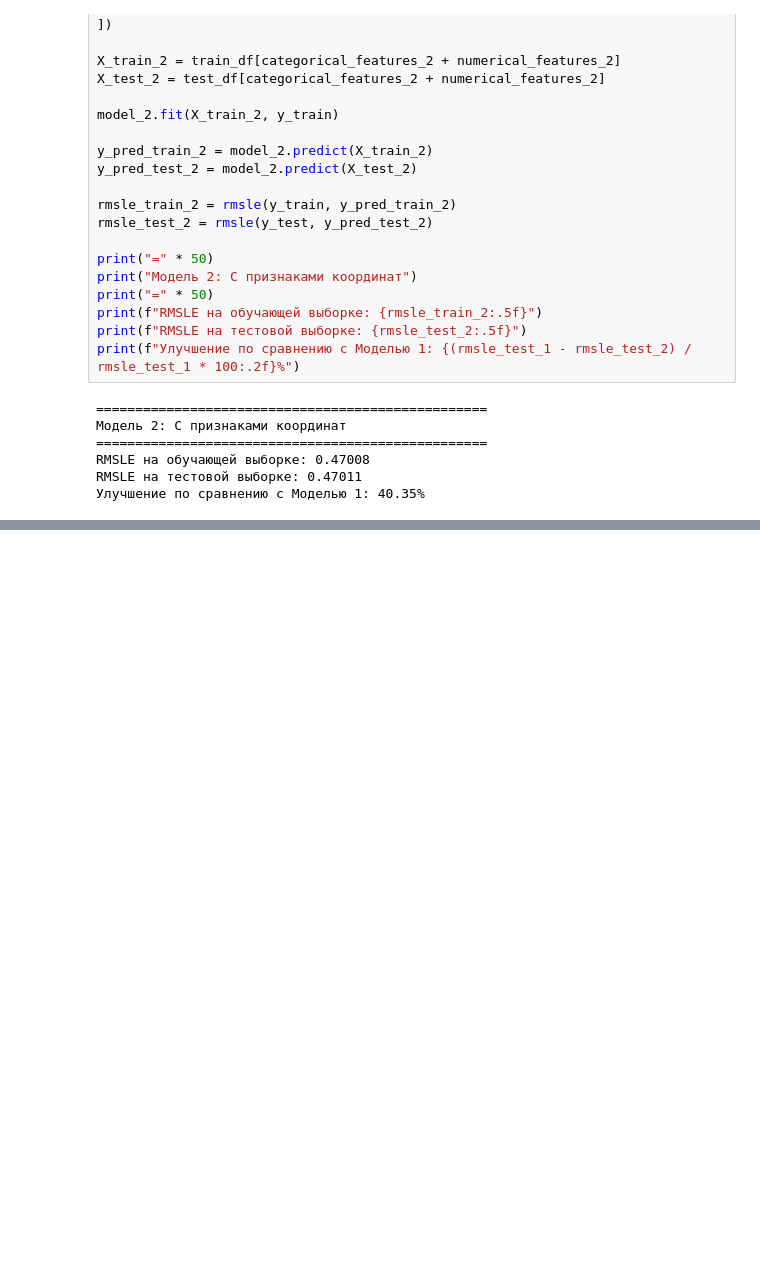
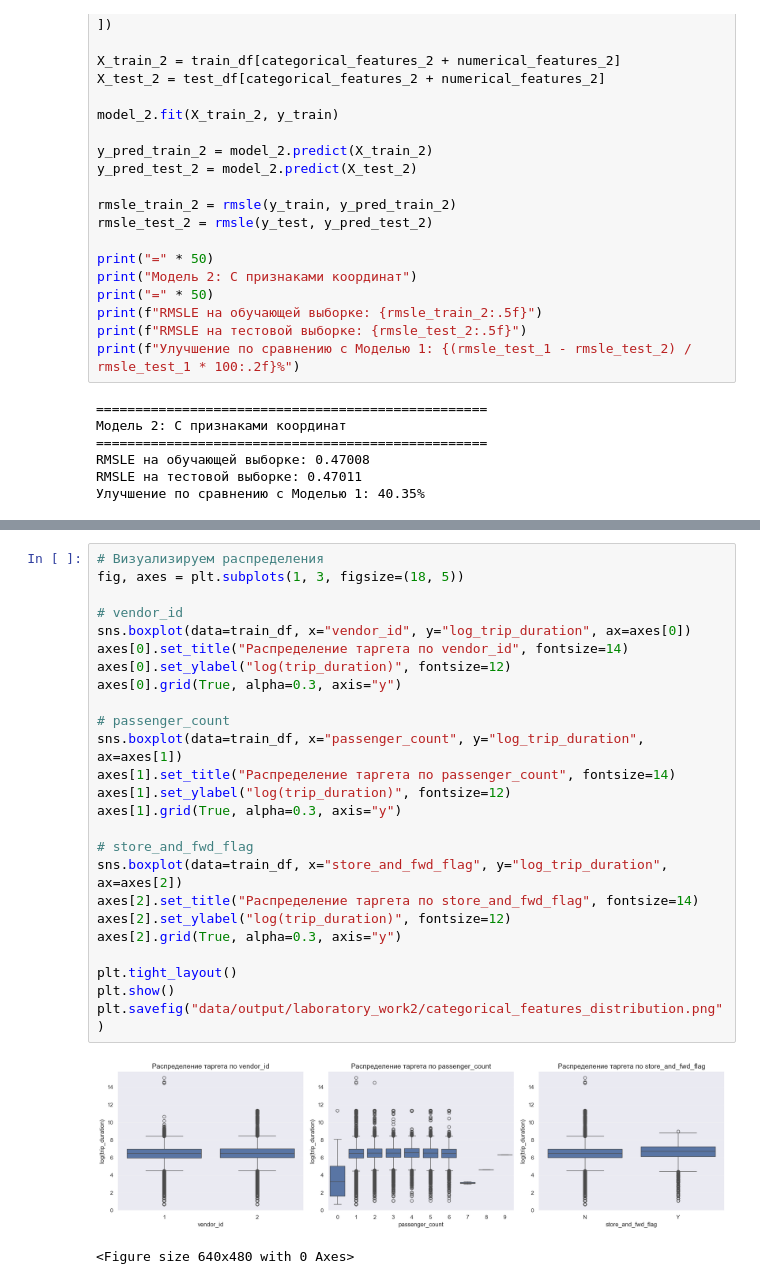
Before and after one commit to damakalshchikov/machine-learning, a Jupyter notebook: laboratory_work2.ipynb, the cells around one changed output, grey strips where cells are left out. Saved outputs shown, nothing was run; the diff lists cells and outputs as text; blank space fills up the shorter version.

```diff
--- a/laboratory_work2.ipynb
+++ b/laboratory_work2.ipynb
@@ -991,0 +1020,28 @@ RMSLE на тестовой выборке: 0.47011
+# %%
+# Визуализируем распределения
+fig, axes = plt.subplots(1, 3, figsize=(18, 5))
+
+# vendor_id
+sns.boxplot(data=train_df, x="vendor_id", y="log_trip_duration", ax=axes[0])
+axes[0].set_title("Распределение таргета по vendor_id", fontsize=14)
+axes[0].set_ylabel("log(trip_duration)", fontsize=12)
+axes[0].grid(True, alpha=0.3, axis="y")
+
+# passenger_count
+sns.boxplot(data=train_df, x="passenger_count", y="log_trip_duration", ax=axes[1])
+axes[1].set_title("Распределение таргета по passenger_count", fontsize=14)
+axes[1].set_ylabel("log(trip_duration)", fontsize=12)
+axes[1].grid(True, alpha=0.3, axis="y")
+
+# store_and_fwd_flag
+sns.boxplot(data=train_df, x="store_and_fwd_flag", y="log_trip_duration", ax=axes[2])
+axes[2].set_title("Распределение таргета по store_and_fwd_flag", fontsize=14)
+axes[2].set_ylabel("log(trip_duration)", fontsize=12)
+axes[2].grid(True, alpha=0.3, axis="y")
+
+plt.tight_layout()
+plt.show()
+plt.savefig("data/output/laboratory_work2/categorical_features_distribution.png")
+# %% [output]
+[figure, added]
+<Figure size 640x480 with 0 Axes>
```
Also changed, not shown: parts of 36 cells of this notebook.
